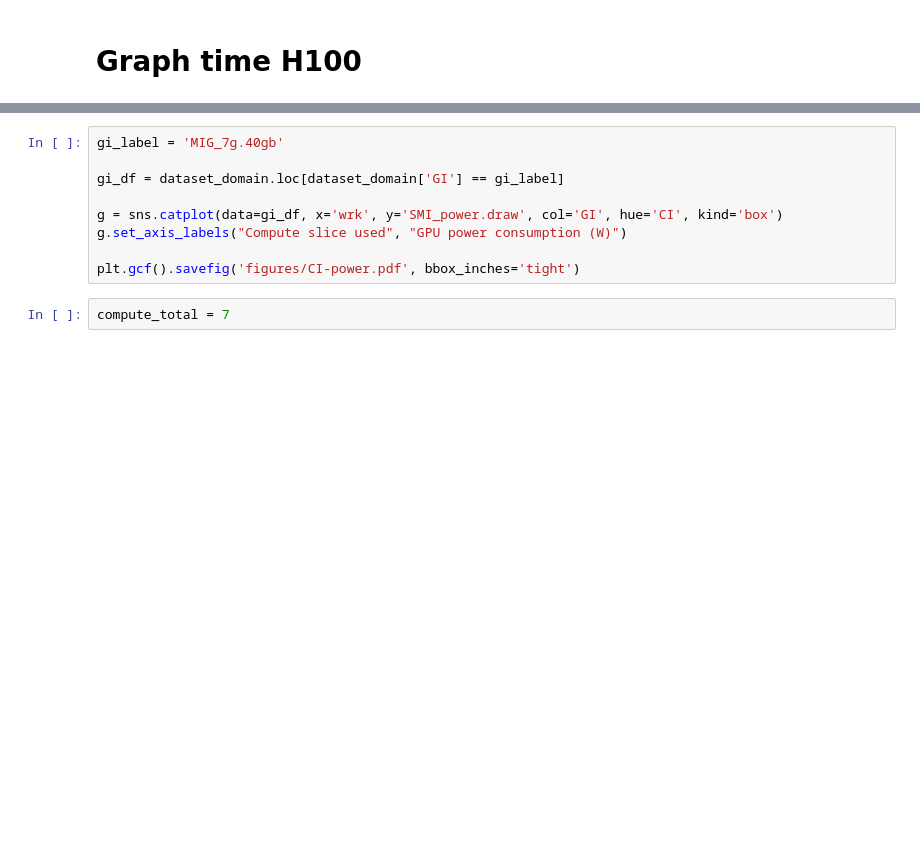
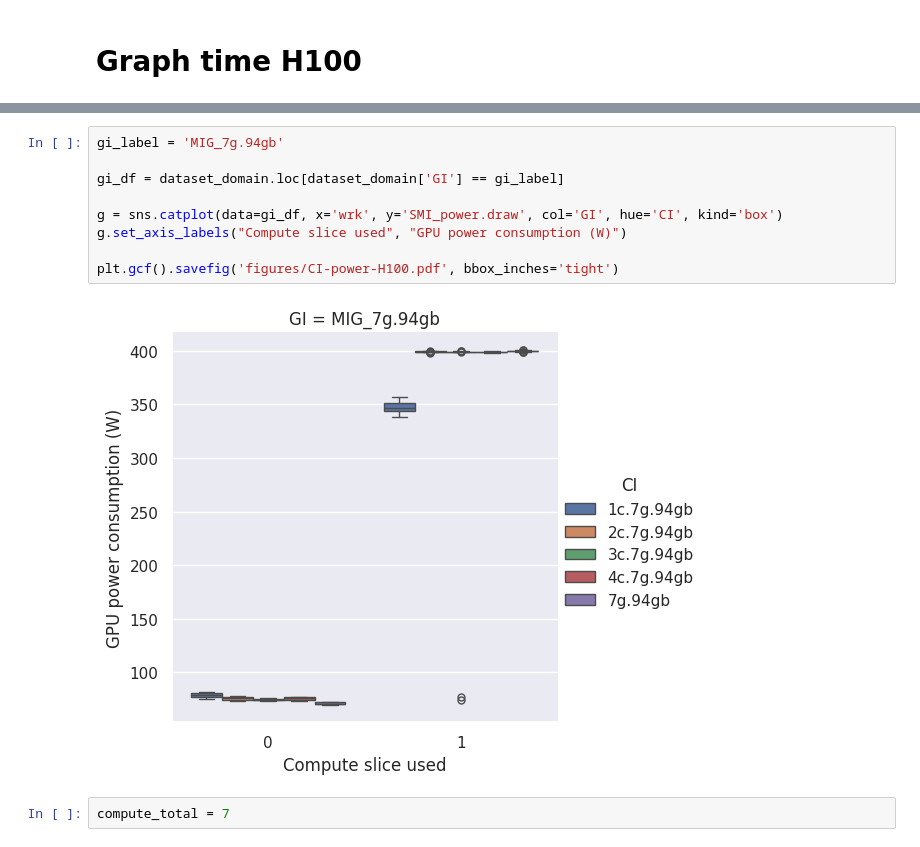
Before and after one commit to jacquetpi/cloud-gpu-manager, a Jupyter notebook: notebooks/mig-investig.ipynb, the cells around one changed output, grey strips where cells are left out. Cells and saved outputs as stored; diff of their text form; blank space fills up the shorter version.

```diff
--- a/notebooks/mig-investig.ipynb
+++ b/notebooks/mig-investig.ipynb
@@ -183,12 +199,14 @@ plt.gcf().savefig('figures/GI-power.pdf', bbox_inches='tight')
 # %%
-gi_label = 'MIG_7g.40gb'
+gi_label = 'MIG_7g.94gb'
 
 gi_df = dataset_domain.loc[dataset_domain['GI'] == gi_label]
 
 g = sns.catplot(data=gi_df, x='wrk', y='SMI_power.draw', col='GI', hue='CI', kind='box')
 g.set_axis_labels("Compute slice used", "GPU power consumption (W)")
 
-plt.gcf().savefig('figures/CI-power.pdf', bbox_inches='tight')
+plt.gcf().savefig('figures/CI-power-H100.pdf', bbox_inches='tight')
+# %% [output]
+[figure, added]
 # %%
 compute_total = 7
 # %%
```
Also changed, not shown: parts of 9 cells of this notebook, 1 other file.
